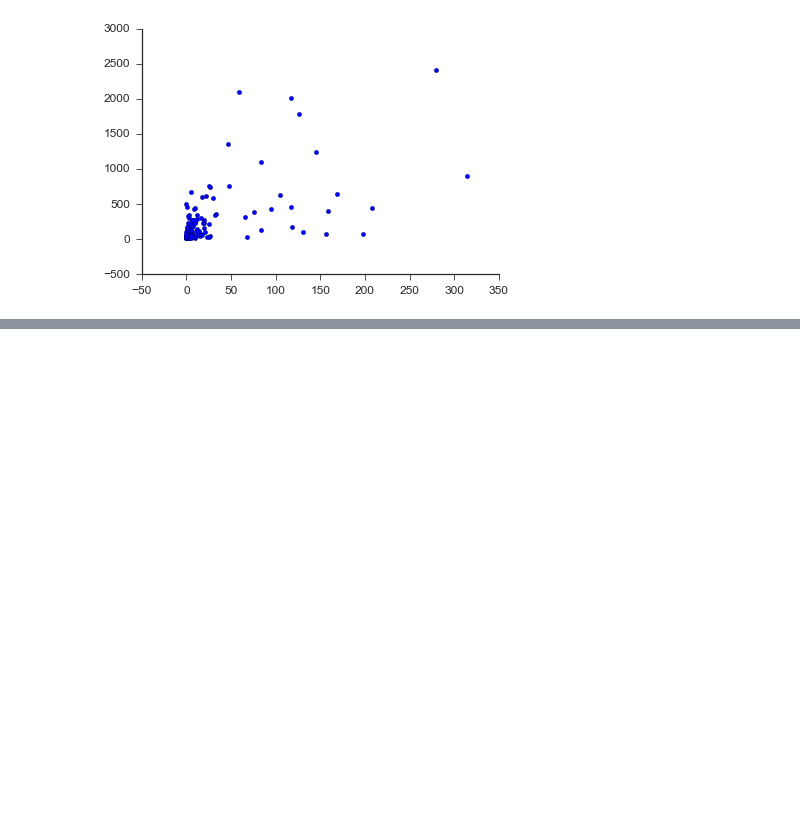
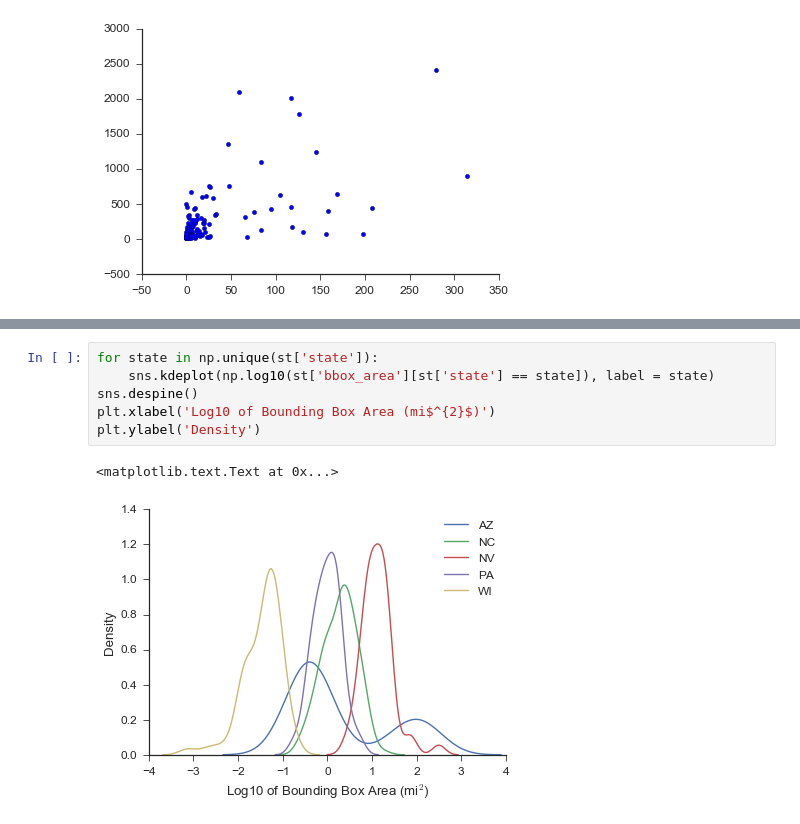
Before and after one commit to zihaoxu/jac_project, a Jupyter notebook: statics_stats.ipynb, the cells around one changed output, grey strips where cells are left out. Cells and saved outputs as stored; diff of their text form; blank space fills up the shorter version.

```diff
--- a/statics_stats.ipynb
+++ b/statics_stats.ipynb
@@ -250,2 +248,11 @@ plt.yscale('log')
+# %%
+for state in np.unique(st['state']):
+    sns.kdeplot(np.log10(st['bbox_area'][st['state'] == state]), label = state)
+sns.despine()
+plt.xlabel('Log10 of Bounding Box Area (mi$^{2}$)')
+plt.ylabel('Density')
+# %% [output]
+<matplotlib.text.Text at 0x...>
+[figure, added]
 # %%
 for state in np.unique(st['state']):
```
Also changed, not shown: parts of 10 cells of this notebook, 10 other files.
